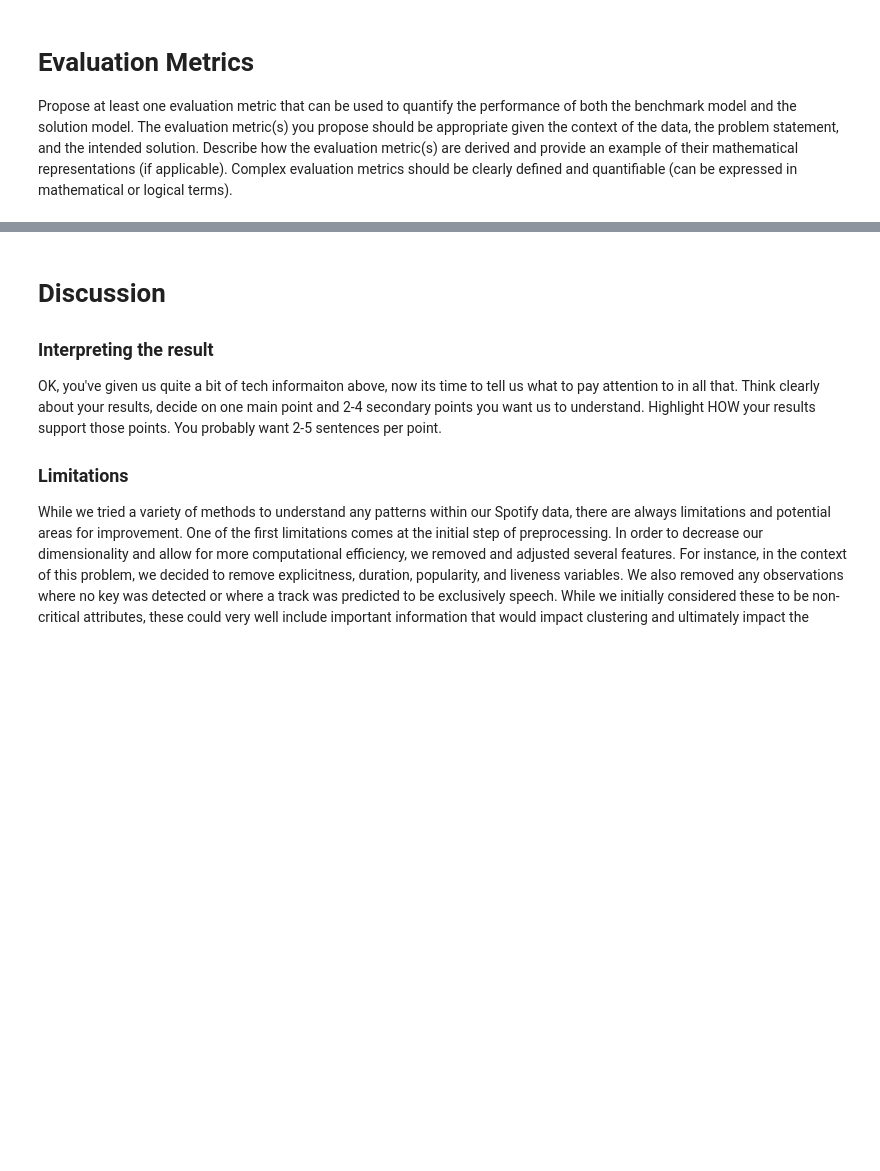
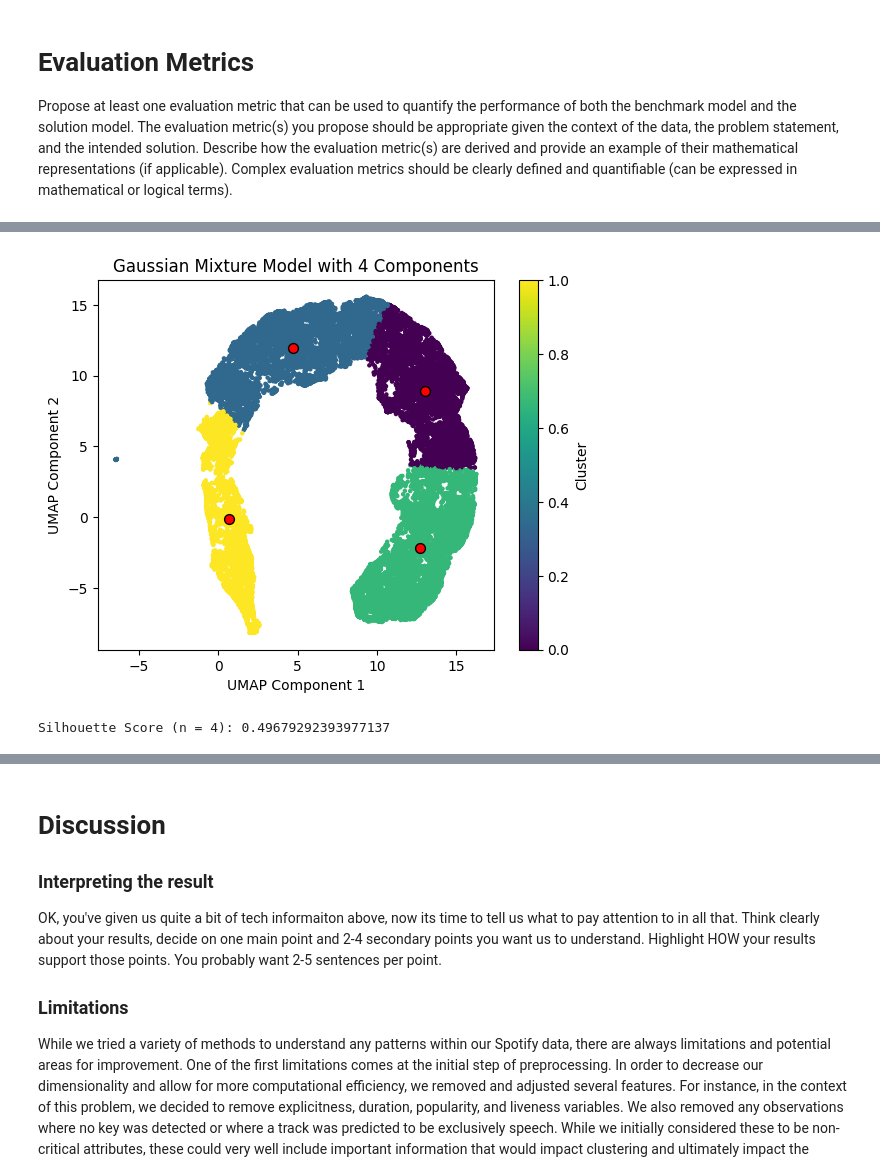
Before and after one commit to nickcamp13/cogs118b-final-project, a Jupyter notebook: FinalProject_groupXXX.ipynb, the cells around one changed output, grey strips where cells are left out. Drawn from its saved outputs; the diff is of its cells as text; code cells hidden in the pictures; blank space fills up the shorter version.

```diff
--- a/FinalProject_groupXXX.ipynb
+++ b/FinalProject_groupXXX.ipynb
@@ -127,0 +189,24 @@ Maybe you do model selection again, but using a different kind of metric than be
+# %%
+#GMM with 4 clusters
+gmm_4 = GaussianMixture(n_components=4, random_state=42)
+gmm_4.fit(df_ucs)
+labels_4 = gmm_4.predict(df_ucs)
+probs_4 = gmm_4.predict_proba(df_ucs)
+# %%
+plt.scatter(df_ucs['c1'], df_ucs['c2'], c=labels_4, cmap='viridis', s=5)
+centroids = gmm_4.means_
+plt.scatter(centroids[:, 0], centroids[:, 1], marker='o', c='red', s=50, edgecolor='k')
+
+plt.title('Gaussian Mixture Model with 4 Components')
+plt.xlabel('UMAP Component 1')
+plt.ylabel('UMAP Component 2')
+plt.colorbar(label='Cluster')
+plt.show()
+# %% [output]
+[figure, added]
+# %%
+#Calculate silhouette score for n_components = 4
+silhouette_avg_4 = silhouette_score(df_ucs, labels_4)
+print("Silhouette Score (n = 4):", silhouette_avg_4)
+# %% [output]
+Silhouette Score (n = 4): 0.49679292393977137
```
Also changed, not shown: parts of 58 cells of this notebook, 2 other files.
